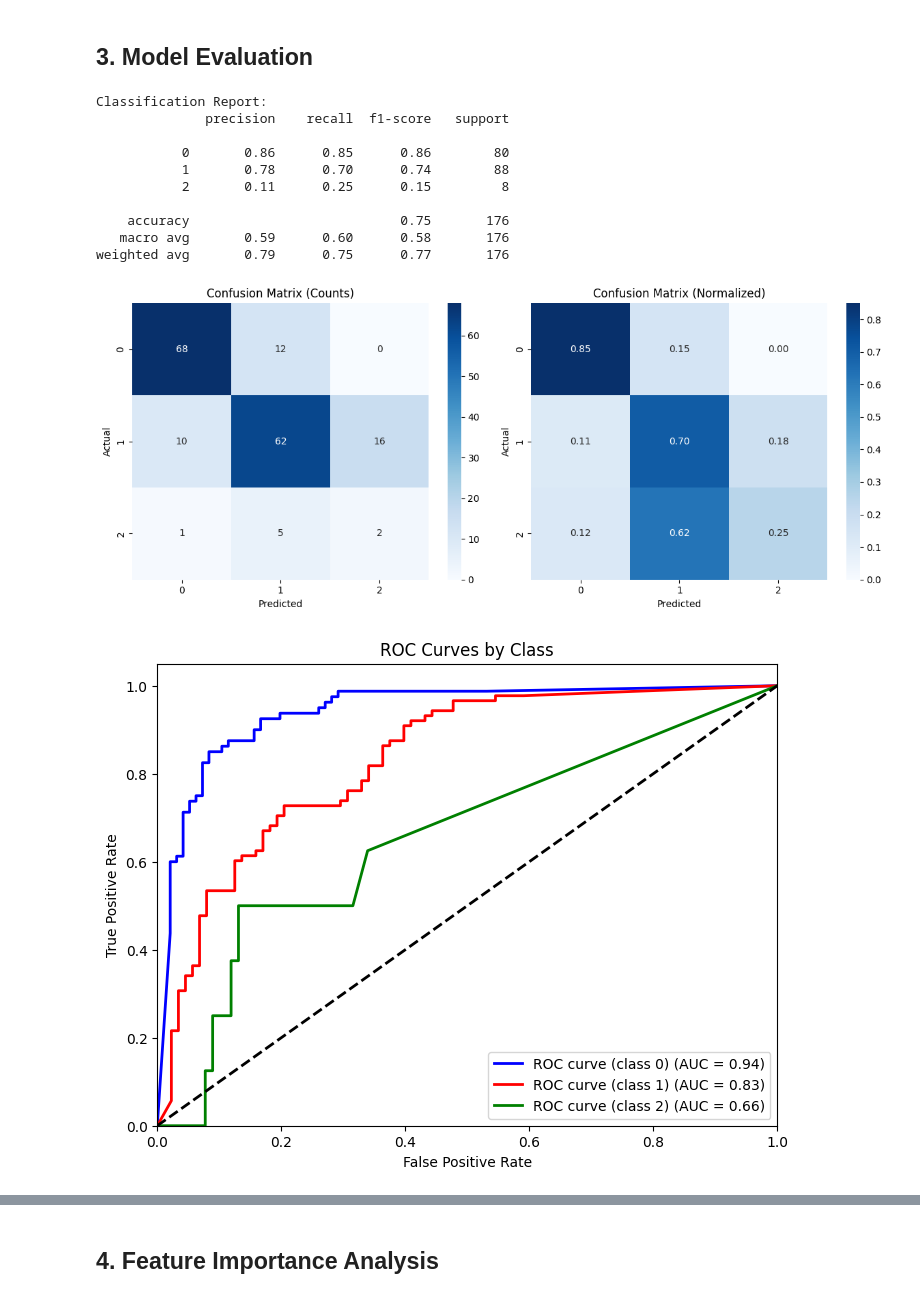
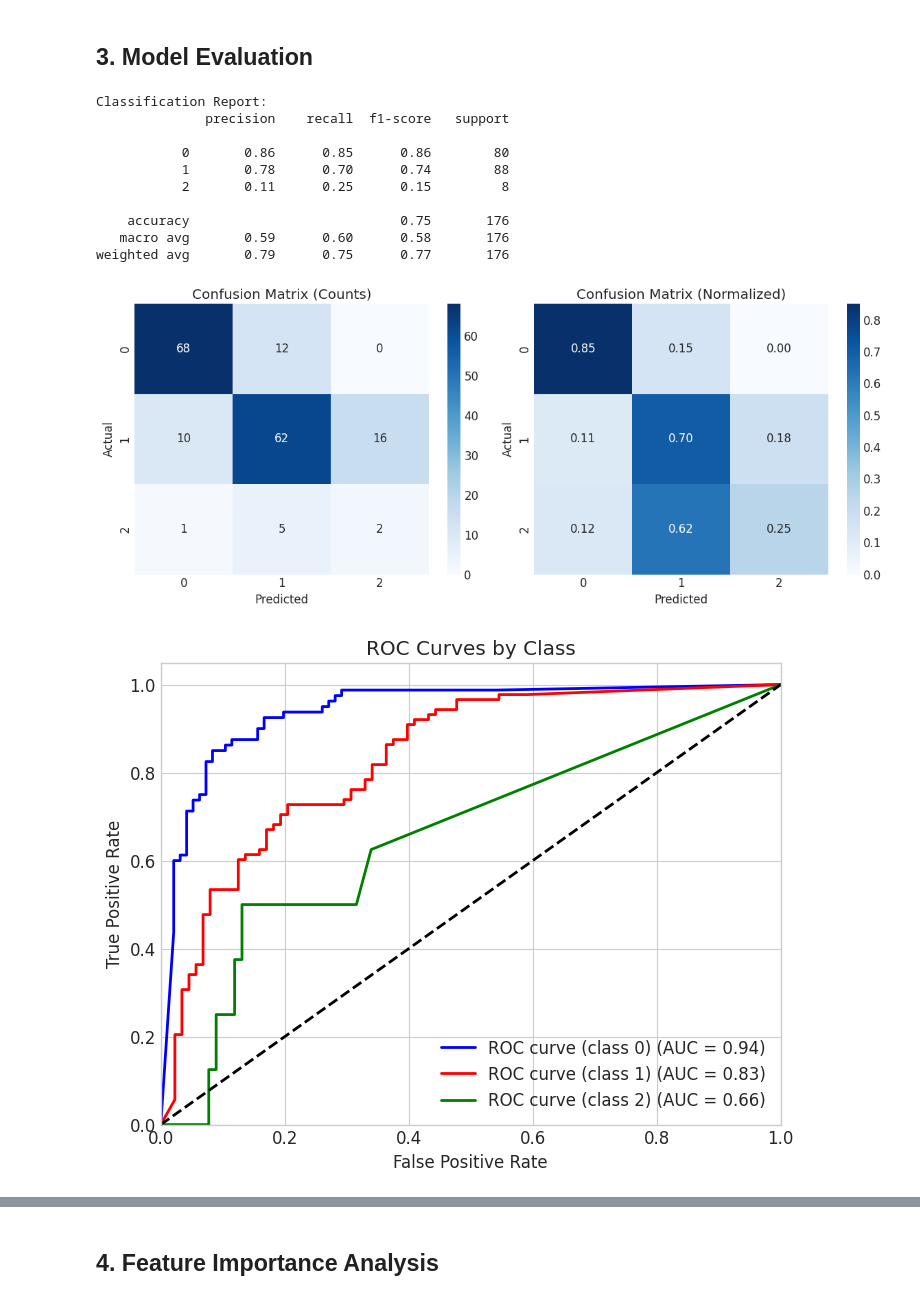
Before and after one commit to SoumyadipYT-OSS/SDP_Agri_Swastha, a Jupyter notebook: Models/soil_fertility_knn_analysis.ipynb, the cells around one changed output, grey strips where cells are left out. Drawn from its saved outputs; the diff is of its cells as text; code cells hidden in the pictures.

```diff
--- a/Models/soil_fertility_knn_analysis.ipynb
+++ b/Models/soil_fertility_knn_analysis.ipynb
@@ -11,20 +11,29 @@ This notebook implements an enhanced KNN model for soil fertility analysis using
 # Import required libraries
 import pandas as pd
 import numpy as np
-from sklearn.model_selection import train_test_split
-from sklearn.preprocessing import StandardScaler, PolynomialFeatures
+from sklearn.model_selection import train_test_split, cross_val_score, GridSearchCV, learning_curve
+from sklearn.preprocessing import StandardScaler, PolynomialFeatures, label_binarize
 from sklearn.feature_selection import SelectKBest, f_classif
 from sklearn.neighbors import KNeighborsClassifier
 from sklearn.ensemble import VotingClassifier
-from sklearn.metrics import classification_report, confusion_matrix, roc_curve, auc
+from sklearn.metrics import classification_report, confusion_matrix, roc_curve, accuracy_score, auc, precision_recall_curve
 from sklearn.inspection import permutation_importance
 from imblearn.over_sampling import SMOTE
 from imblearn.pipeline import Pipeline as ImbPipeline
-import matplotlib.pyplot as plt
+from matplotlib import pyplot as plt
 import seaborn as sns
 from itertools import cycle
 import joblib
 
+# Set display options for better readability
+pd.set_option('display.max_columns', None)
+pd.set_option('display.width', 1000)
+
+# Set plot style
+plt.style.use('seaborn-v0_8-whitegrid')
+plt.rcParams['figure.figsize'] = (12, 8)
+plt.rcParams['font.size'] = 12
+
 np.random.seed(42)
 # %% [markdown]
 ## 1. Data Loading and Exploration
@@ -151,32 +160,43 @@ plt.show()
 n_classes = len(np.unique(y))
 fpr = dict()
 tpr = dict()
 roc_auc = dict()
 for i in range(n_classes):
     fpr[i], tpr[i], _ = roc_curve(y_test == i, y_pred_proba[:, i])
     roc_auc[i] = auc(fpr[i], tpr[i])
 plt.figure(figsize=(8, 6))
 colors = cycle(['blue', 'red', 'green'])
 for i, color in zip(range(n_classes), colors):
     plt.plot(fpr[i], tpr[i], color=color, lw=2, label=f'ROC curve (class {i}) (AUC = {roc_auc[i]:0.2f})')
 plt.plot([0, 1], [0, 1], 'k--', lw=2)
 plt.xlim([0.0, 1.0])
 plt.ylim([0.0, 1.05])
 plt.xlabel('False Positive Rate')
 plt.ylabel('True Positive Rate')
 plt.title('ROC Curves by Class')
 plt.legend(loc='lower right')
 plt.show()
+
+# Precision-Recall curves
+plt.figure(figsize=(8, 6))
+for i, color in zip(range(n_classes), colors):
+    precision, recall, _ = precision_recall_curve(y_test == i, y_pred_proba[:, i])
+    plt.plot(recall, precision, color=color, lw=2, label=f'Precision-Recall curve (class {i})')
+plt.xlabel('Recall')
+plt.ylabel('Precision')
+plt.title('Precision-Recall Curves by Class')
+plt.legend(loc='lower left')
+plt.show()
 # %% [output]
 Classification Report:
               precision    recall  f1-score   support
 
            0       0.86      0.85      0.86        80
            1       0.78      0.70      0.74        88
            2       0.11      0.25      0.15         8
 
     accuracy                           0.75       176
    macro avg       0.59      0.60      0.58       176
 weighted avg       0.79      0.75      0.77       176
-[figure, old version]
+[figure, new version]
-[figure, old version]
+[figure, new version]
```
Also changed, not shown: parts of 7 cells of this notebook, 1 other file.
